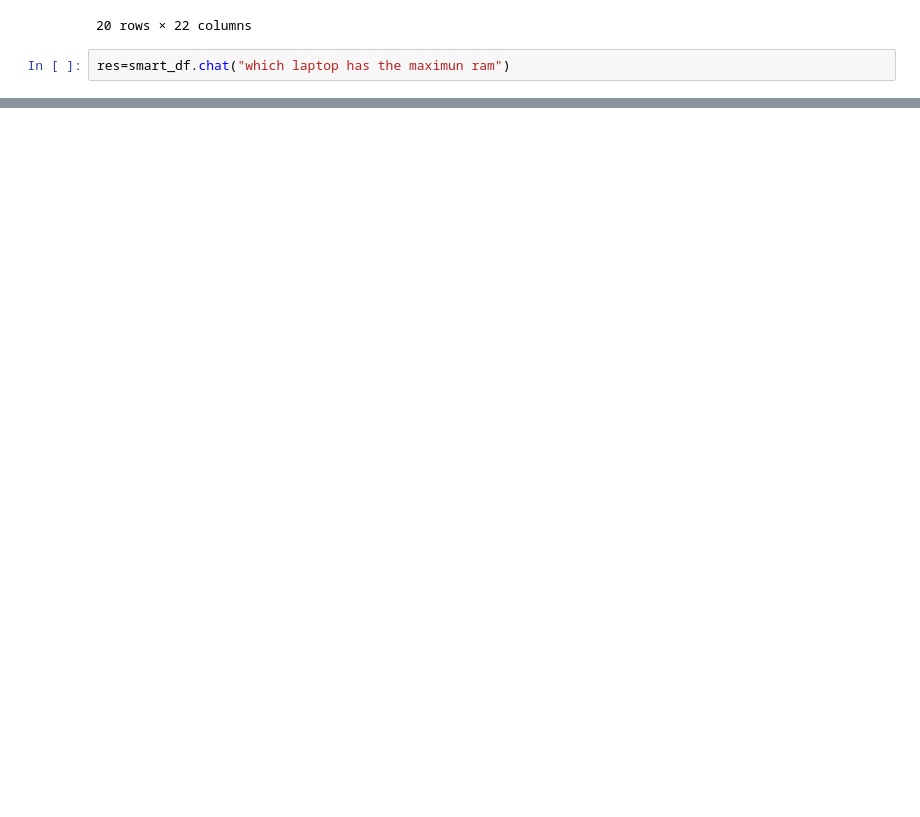
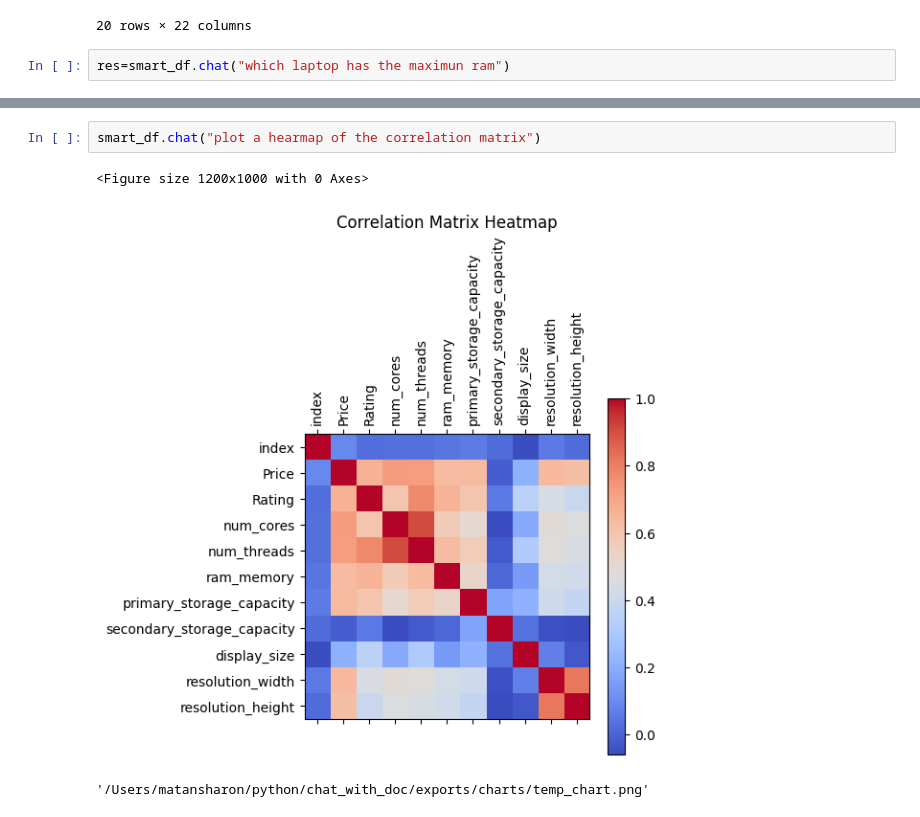
Before and after one commit to matansharon/chat_with_docs_projects, a Jupyter notebook: AI_Apps/pandas_ai/test.ipynb, the cells around one changed output, grey strips where cells are left out. Saved outputs shown, nothing was run; the diff lists cells and outputs as text; blank space fills up the shorter version.

```diff
--- a/AI_Apps/pandas_ai/test.ipynb
+++ b/AI_Apps/pandas_ai/test.ipynb
@@ -49,0 +50,6 @@ res
+# %%
+smart_df.chat("plot a hearmap of the correlation matrix")
+# %% [output]
+<Figure size 1200x1000 with 0 Axes>
+[figure, added]
+'/Users/matansharon/python/chat_with_doc/exports/charts/temp_chart.png'
```
Also changed, not shown: parts of 3 cells of this notebook, 1 other file.
